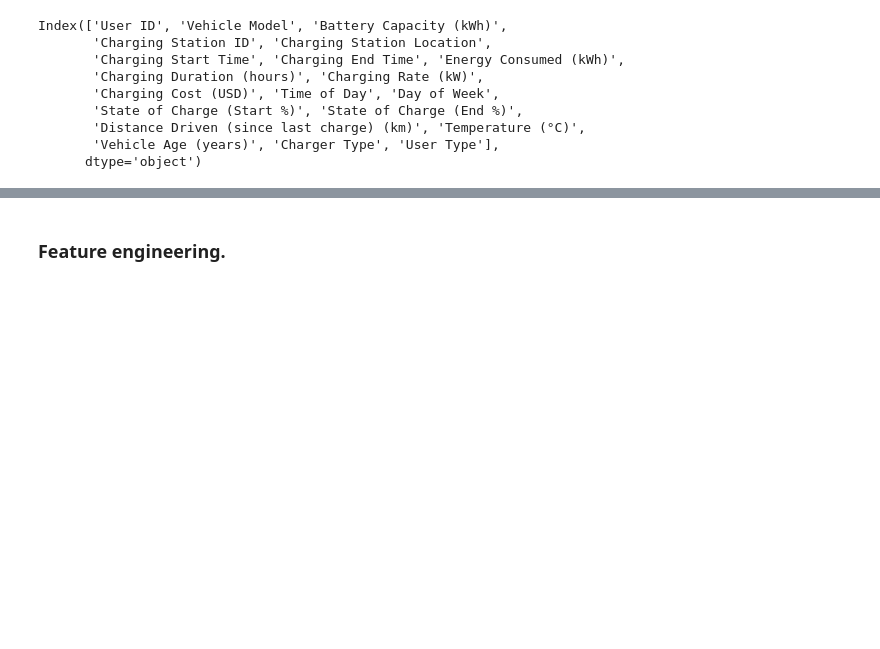
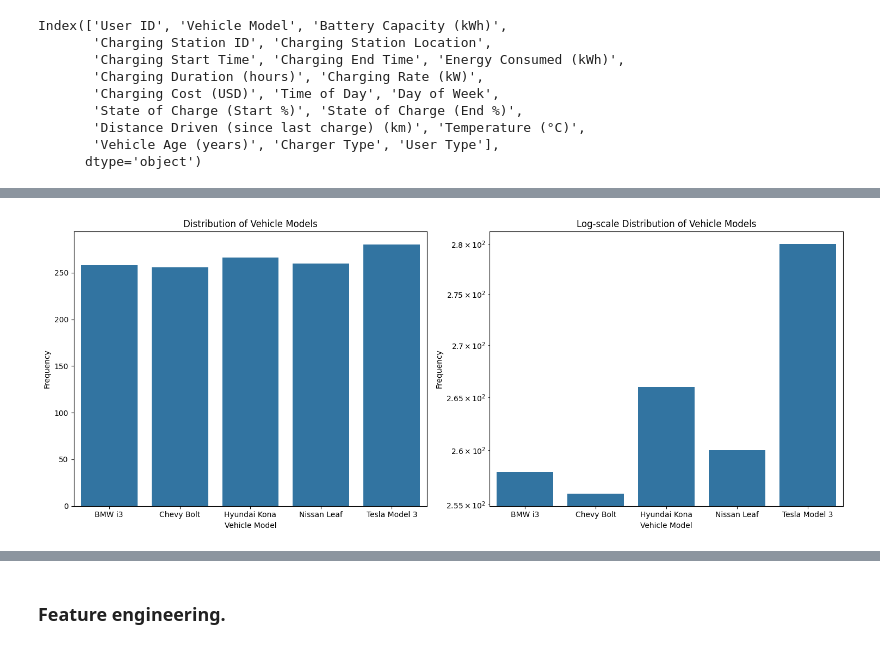
Before and after one commit to dhirana-s/MYDAC-Curriculum, a Jupyter notebook: InternalProject/emvDraft1.ipynb, the cells around one changed output, grey strips where cells are left out. Drawn from its saved outputs; the diff is of its cells as text; code cells hidden in the pictures; blank space fills up the shorter version.

```diff
--- a/InternalProject/emvDraft1.ipynb
+++ b/InternalProject/emvDraft1.ipynb
@@ -267,0 +334,19 @@ Name: count, Length: 1320, dtype: int64
+# %%
+fig, axes = plt.subplots(1, 2, figsize=(15, 6))
+
+titles = ['Distribution of Vehicle Models', 'Log-scale Distribution of Vehicle Models']
+yscales = [None, 'log']
+
+for ax, title, yscale in zip(axes, titles, yscales):
+    sns.countplot(data=df, x='Vehicle Model', ax=ax)
+    ax.set_title(title)
+    ax.set_xlabel('Vehicle Model')
+    ax.set_ylabel('Frequency')
+    if yscale:  # Apply log scale if specified
+        ax.set_yscale(yscale)
+
+# Adjust layout for better visibility
+plt.tight_layout()
+plt.show()
+# %% [output]
+[figure, added]
```
Also changed, not shown: parts of 9 cells of this notebook, 1 other file.
